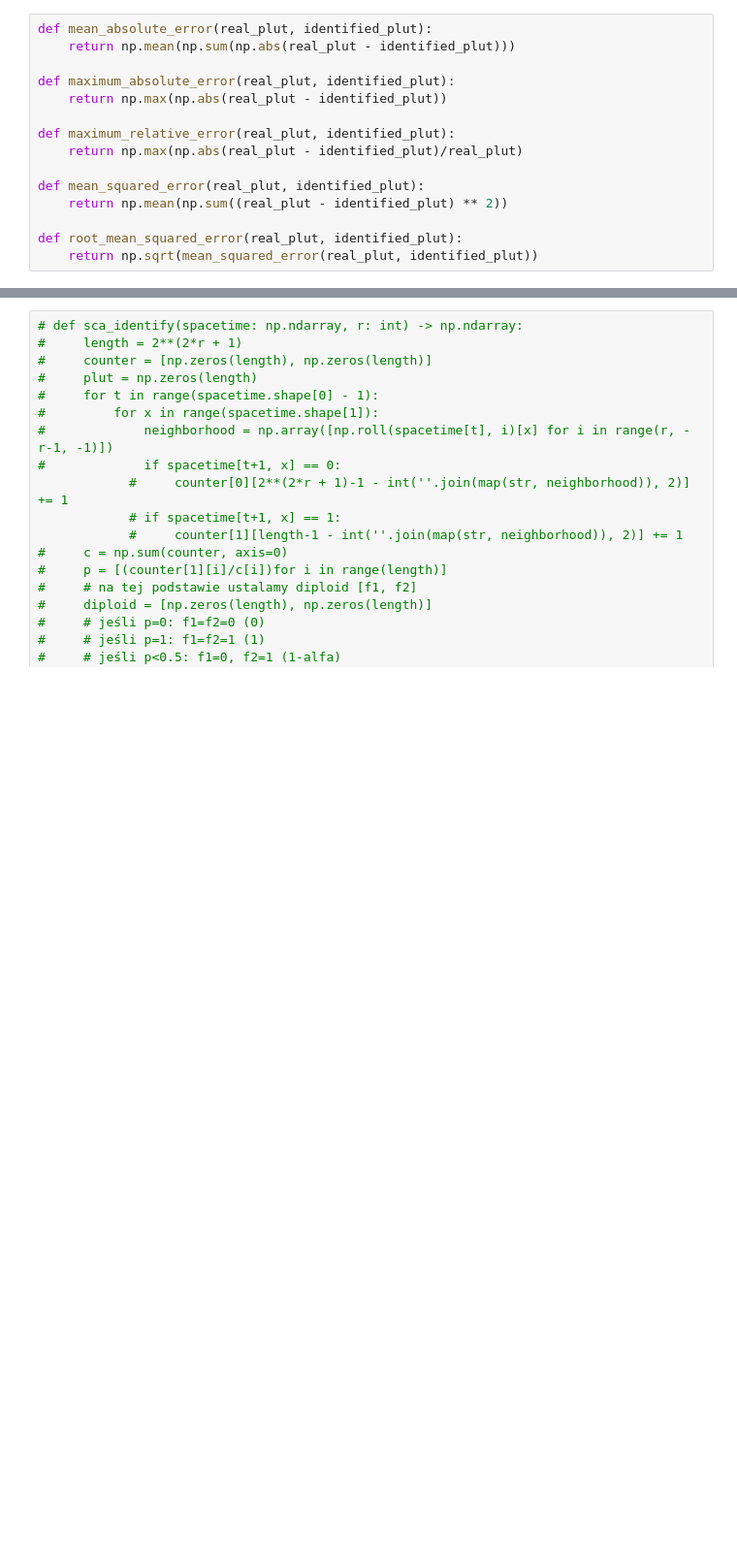
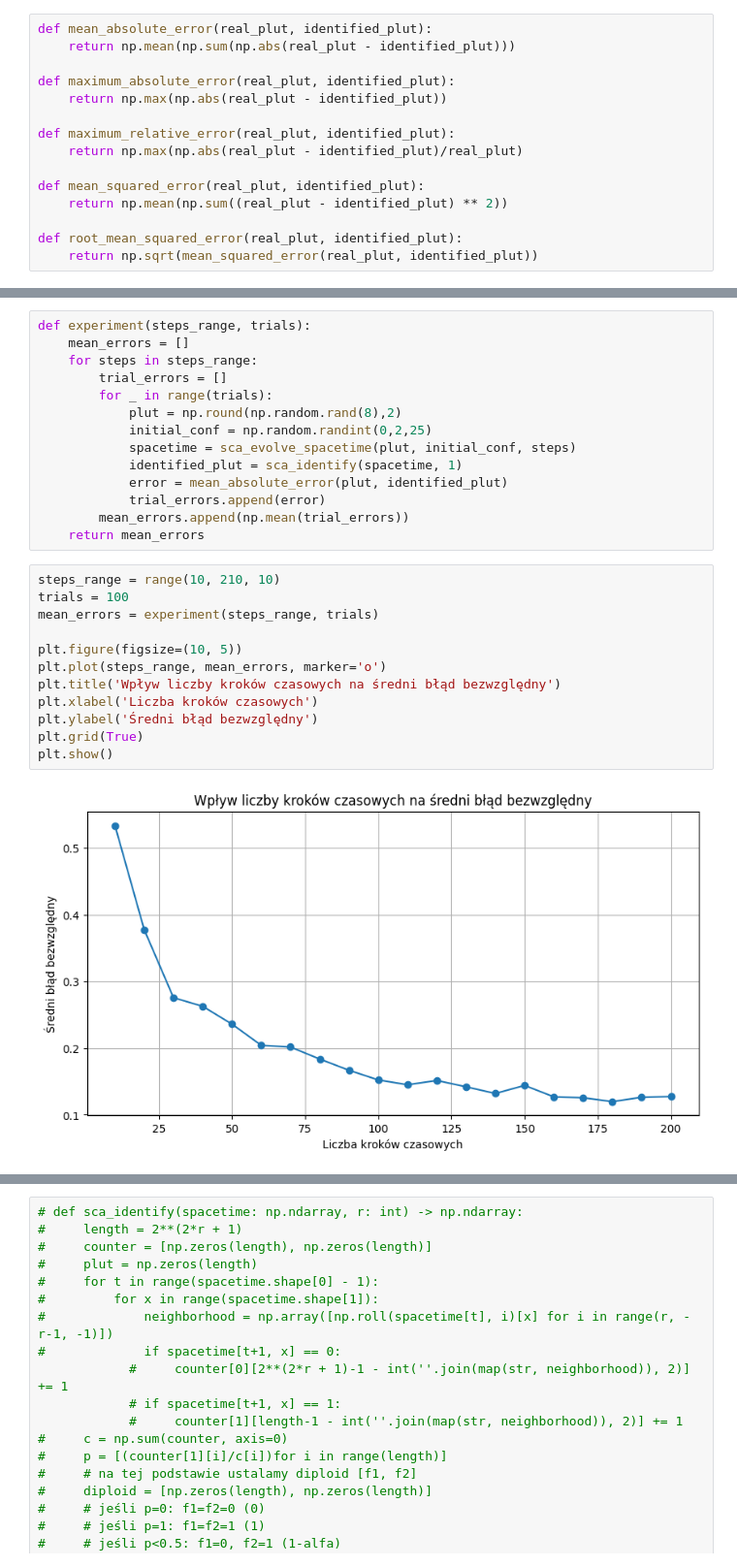
Before and after one commit to mlamczyk/Cellular_Automata, a Jupyter notebook: lab9.ipynb, the cells around one changed output, grey strips where cells are left out. Shown at 97% size. Cells and saved outputs as stored; diff of their text form; blank space fills up the shorter version.

Commit message:
Added experiment

```diff
--- a/lab9.ipynb
+++ b/lab9.ipynb
@@ -167,0 +177,28 @@ print(root_mean_squared_error(plut, identified_plut))
+# %%
+def experiment(steps_range, trials):
+    mean_errors = []
+    for steps in steps_range:
+        trial_errors = []
+        for _ in range(trials):
+            plut = np.round(np.random.rand(8),2)
+            initial_conf = np.random.randint(0,2,25)
+            spacetime = sca_evolve_spacetime(plut, initial_conf, steps)
+            identified_plut = sca_identify(spacetime, 1)
+            error = mean_absolute_error(plut, identified_plut)
+            trial_errors.append(error)
+        mean_errors.append(np.mean(trial_errors))
+    return mean_errors
+# %%
+steps_range = range(10, 210, 10)
+trials = 100
+mean_errors = experiment(steps_range, trials)
+
+plt.figure(figsize=(10, 5))
+plt.plot(steps_range, mean_errors, marker='o')
+plt.title('Wpływ liczby kroków czasowych na średni błąd bezwzględny')
+plt.xlabel('Liczba kroków czasowych')
+plt.ylabel('Średni błąd bezwzględny')
+plt.grid(True)
+plt.show()
+# %% [output]
+[figure, added]
```
Also changed, not shown: parts of 11 cells of this notebook.
